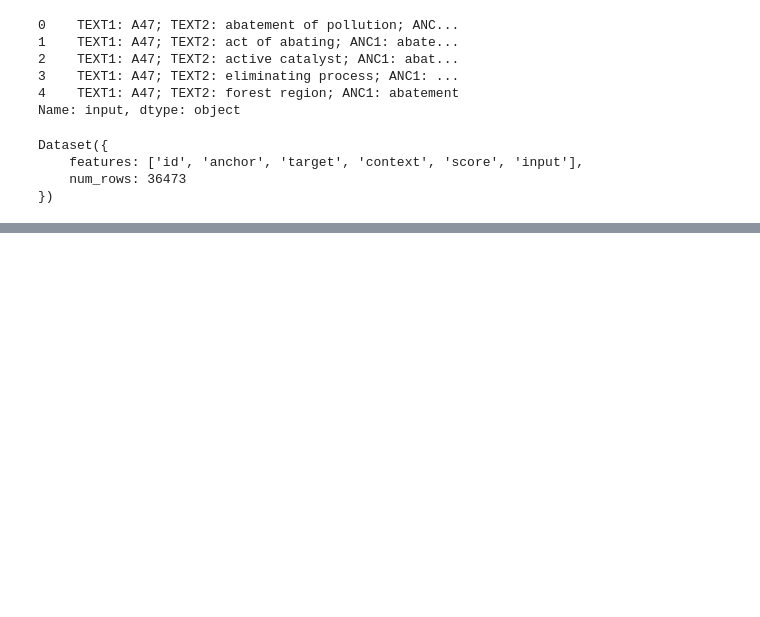
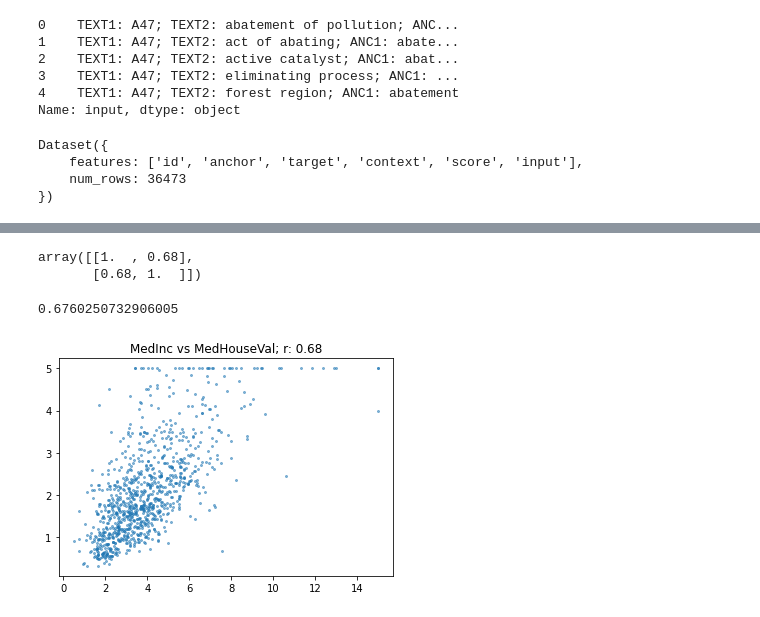
Before and after one commit to lfacc00/us-patent-phrase-to-phrase-matching, a Jupyter notebook: getting_started_with_nlp_for_absolute_beginners.ipynb, the cells around one changed output, grey strips where cells are left out. Saved outputs shown, nothing was run; the diff lists cells and outputs as text; code cells hidden in the pictures; blank space fills up the shorter version.

```diff
--- a/getting_started_with_nlp_for_absolute_beginners.ipynb
+++ b/getting_started_with_nlp_for_absolute_beginners.ipynb
@@ -61,0 +139,5 @@ Dataset({
+# %%
+from sklearn.datasets import fetch_california_housing
+housing = fetch_california_housing(as_frame=True)
+housing = housing['data'].join(housing['target']).sample(1000, random_state=52)
+housing.head()
@@ -61,0 +165,20 @@ Dataset({
+# %%
+np.corrcoef(housing.MedInc, housing.MedHouseVal)
+# %% [output]
+array([[1.  , 0.68],
+       [0.68, 1.  ]])
+# %%
+def corr(x,y): return np.corrcoef(x,y)[0][1]
+
+corr(housing.MedInc, housing.MedHouseVal)
+# %% [output]
+0.6760250732906005
+# %%
+def show_corr(df, a, b):
+    x,y = df[a],df[b]
+    plt.scatter(x,y, alpha=0.5, s=4)
+    plt.title(f'{a} vs {b}; r: {corr(x, y):.2f}')
+# %%
+show_corr(housing, 'MedInc', 'MedHouseVal')
+# %% [output]
+[figure, added]
```
Also changed, not shown: parts of 28 cells of this notebook, 1 other file.
